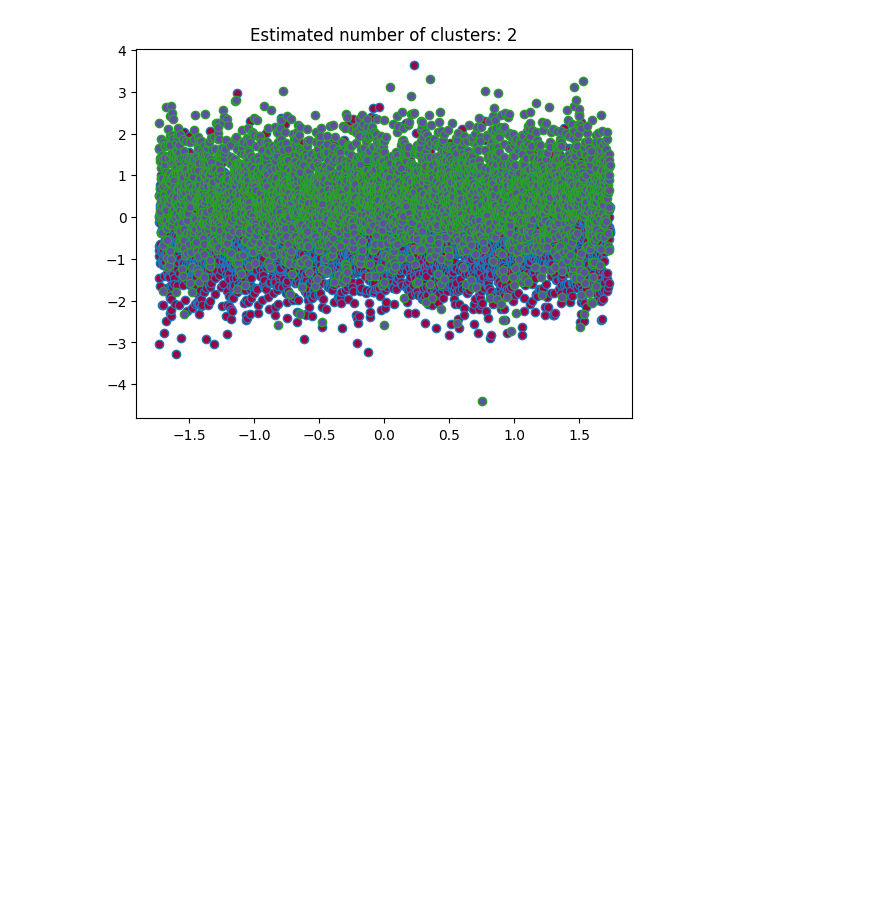
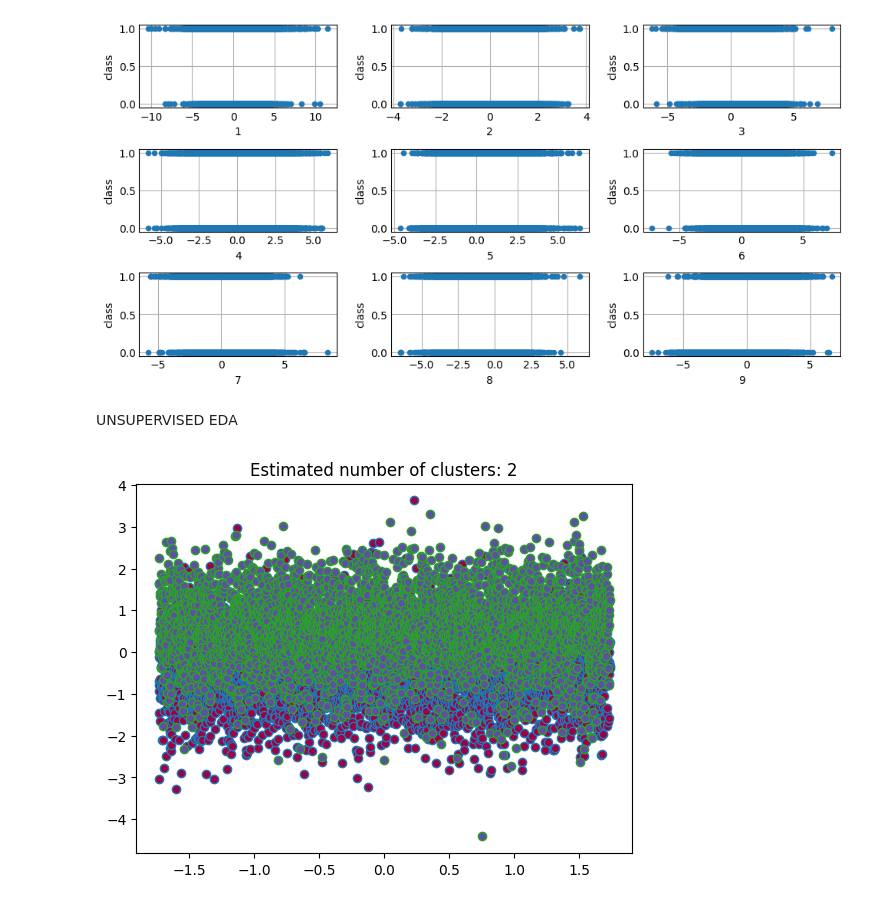
Before and after one commit to jackwooley/capstone-case-studies, a Jupyter notebook: final/kaggle_comp.ipynb, the cells around one changed output. Drawn from its saved outputs; the diff is of its cells as text; code cells hidden in the pictures; blank space fills up the shorter version.

```diff
--- a/final/kaggle_comp.ipynb
+++ b/final/kaggle_comp.ipynb
@@ -16,3 +45,21 @@ X_train, X_test, y_train, y_test = model_selection.train_test_split(X, y, test_s
+# %%
+# No feature range favors one class or the other
+#   EX: Maybe higher values for feature 2 tend to be class 1, and lower features tend to be class 0
+#   This doesn't seem to be the case - MAYBE feature 9 slightly...
+figure, axes = plt.subplots(nrows=3, ncols=3, figsize =(10,5))
+row = 0
+col = 0
+
+for i in range(1, 10):
+    data.plot(x = str(i), y = 'class', ax=axes[row, col], kind='scatter', xlabel=str(i), rot=0, ylabel='class')
+    col = col+1 if col < 2 else 0
+    row = row + 1 if col == 0 else row
+plt.tight_layout()
+plt.show()
+# %% [output]
+[figure, added]
+# %% [markdown]
+UNSUPERVISED EDA
 # %%
 unsupervised = DBSCAN(eps=.8, metric='cityblock', min_samples=25)
 clusters = unsupervised.fit(np.array(target).reshape(-1, 1))
```
Also changed, not shown: parts of 8 cells of this notebook, 1 other file.
